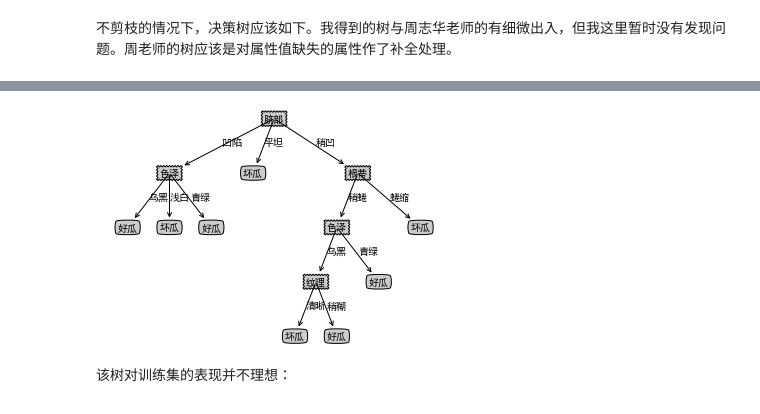
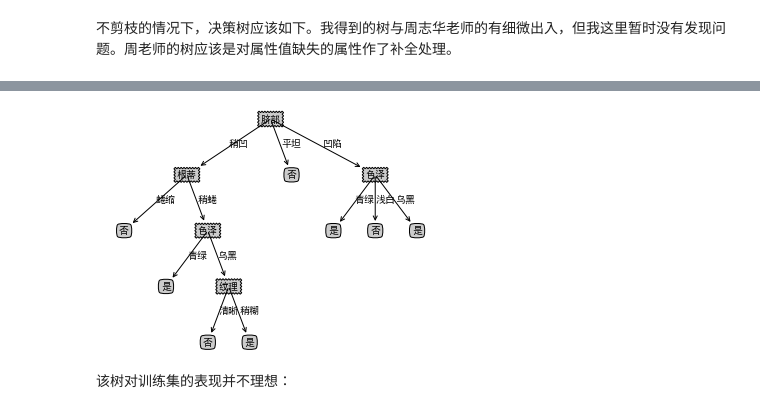
Before and after one commit to coder-ss/ss-cheat-sheet-ml, a Jupyter notebook: decision-tree/pruning.ipynb, the cells around one changed output, grey strips where cells are left out. Saved outputs shown, nothing was run; the diff lists cells and outputs as text; code cells hidden in the pictures.

```diff
--- a/decision-tree/pruning.ipynb
+++ b/decision-tree/pruning.ipynb
@@ -87,0 +90,8 @@ print(test)
+# %%
+X_train = train.drop('好瓜', axis=1)
+y_train = pd.DataFrame(train['好瓜'], columns=['好瓜'])
+print(X_train.shape, y_train.shape)
+
+X_test = test.drop('好瓜', axis=1)
+y_test = pd.DataFrame(test['好瓜'], columns=['好瓜'])
+print(X_test.shape, y_test.shape)
@@ -194,62 +207,92 @@ def createPlot(inTree):
 # %% [markdown]
 不剪枝的情况下，决策树应该如下。我得到的树与周志华老师的有细微出入，但我这里暂时没有发现问题。周老师的树应该是对属性值缺失的属性作了补全处理。
 # %%
-import math
-def calc_entropy(list_p):
+from math import log
+
+def information_entropy(labels):
     """ 计算信息熵
+    Args:
+        labels：数据集的标签
+    Return:
+        信息熵
     """
+    list_p = []
+    for i in set(labels.iloc[:, 0]):
+        list_p.append(len(labels[labels.iloc[:, 0] == i]) / len(labels))
+
     e = 0.0
     for p in list_p:
-        e -= p * math.log(p, 2)
+        e -= p * log(p, 2)
     return e
 
-def information_entropy(d):
-    list_p = []
-    for i in set(d['好瓜']):
-        list_p.append(len(d[d['好瓜'] == i]) / len(d))
-
-    return calc_entropy(list_p)
-
-def condition_entropy(d, a):
+def condition_entropy(d, l, a):
+    """ 计算条件熵
+    Args:
+        d: 数据集，pandas.DataFrame格式，不包含标签
+        l: 数据集对应的标签
+        a: 属性名，即数据集某一列的名称
+    Return:
+        条件熵
+    """
     ce = 0
     for i in set(d[a]):
-        ce += information_entropy(d[d[a] == i]) * len(d[d[a] == i]) / len(d)
+        ce += information_entropy(l.loc[d[a] == i]) * len(d[d[a] == i]) / len(d)
     return ce
 
-def information_gain(d, a):
-    return information_entropy(d) - condition_entropy(d, a)
+def information_gain(d, l,  a):
+    """ 计算信息增益
+    Args:
+        d: 数据集，pandas.DataFrame格式，不包含标签
+        l: 数据集对应的标签
+        a: 属性名，即数据集某一列的名称
+    Return:
+        信息增益
+    """
+    return information_entropy(l) - condition_entropy(d, l, a)
 
-def max_gain(d):
-    max_gain = 0.0
+def max_gain(d, l):
+    """ 选择信息增益最大的属性
+    Args:
+        d: 数据集，pandas.DataFrame格式，不包含标签
+        l: 数据集对应的标签
+    Return:
+        信息增益最大的属性
+    """
+    max_gain = -0.1
     max_a = ''
     for a in list(d.columns):
-        if a == '好瓜':
-            continue
-
-        g = information_gain(d, a)
+        g = information_gain(d, l, a)
         if max_gain < g:
             max_gain = g; max_a = a
-        elif max_gain == g: # 为了与周志华老师的树保持一致
+        elif max_gain == g: # 与周志华老师的特征选择保持一致
             if a == '脐部':
                 max_a = a
     return max_a
 
-def create_tree(d):
+def create_tree(d, l):
+    """ 创建决策树
+    Args:
+        d: 数据集，pandas.DataFrame格式，不包含标签
+        l: 数据集对应的标签
+    Return:
+        字典格式的决策树
+    """
     # 类别完全相同时停止划分
-    if len(d.loc[:, '好瓜'].value_counts()) == 1:
-        return '坏瓜' if d.loc[:, '好瓜'].iloc[0] == '否' else '好瓜'
-    # 没有特征可以用了
-    if len(d.columns) == 1:
-        return d.loc[:, '好瓜'].value_counts().idxmax()
+    if len(l.iloc[:, 0].value_counts()) == 1:
+        return l.iloc[:, 0].iloc[0]
+    # 没有特征可以用了，选择数量多的标签
+    if len(d.columns) == 0:
+        return l.value_counts().idxmax()
 
-    max_a = max_gain(d) # 选择特征
+    max_a = max_gain(d, l) # 选择特征
+
     myTree = {max_a: {}}
     for aa in set(d[max_a]):
-        myTree[max_a][aa] = create_tree(d.loc[d[max_a]==aa, :].drop(max_a, axis=1))
+        myTree[max_a][aa] = create_tree(d.loc[d[max_a]==aa, :].drop(max_a, axis=1), l.loc[d[max_a]==aa, :])
 
     return myTree
 
-t = create_tree(train)
+t = create_tree(X_train, y_train)
 print(t)
 
 # 中文乱码时，需要设置字体。Windows系统适用
@@ -261,4 +304,4 @@ createPlot(t)
-[figure, old version]
+[figure, new version]
 # %% [markdown]
 该树对训练集的表现并不理想：
 # %%
```
Also changed, not shown: parts of 5 cells of this notebook, 1 other file.
